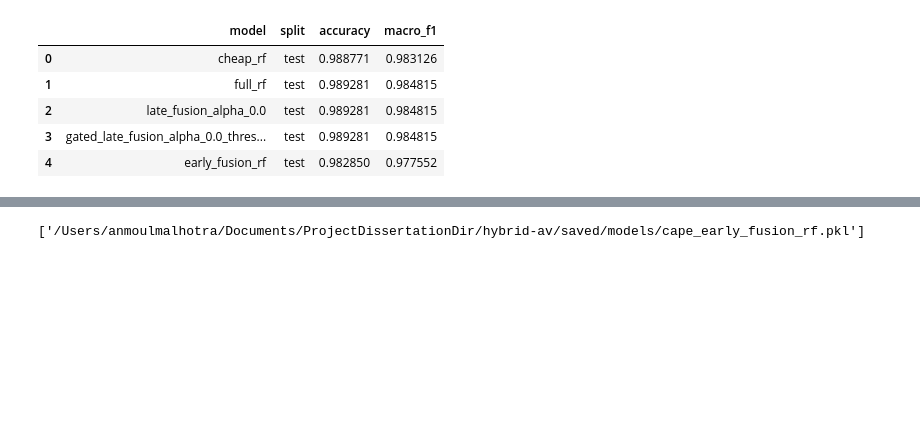
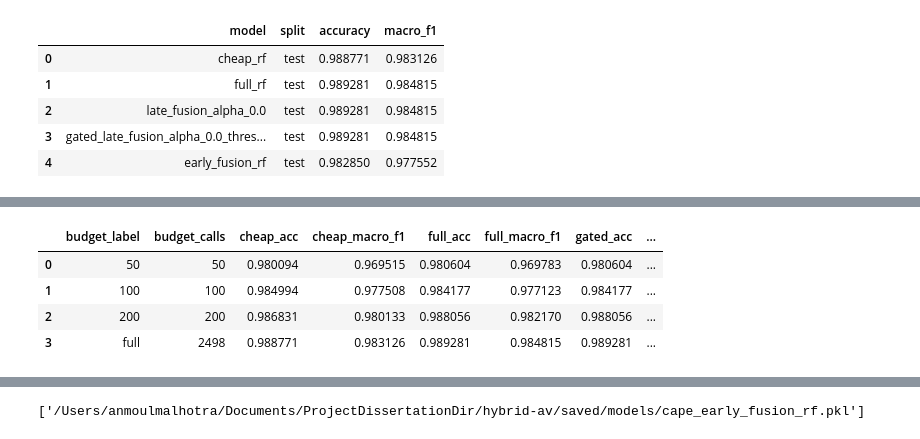
Before and after one commit to AM2356/hybrid-av, a Jupyter notebook: notebooks/03_hybrid_scoring.ipynb, the cells around one changed output, grey strips where cells are left out. Drawn from its saved outputs; the diff is of its cells as text; code cells hidden in the pictures; blank space fills up the shorter version.

```diff
--- a/notebooks/03_hybrid_scoring.ipynb
+++ b/notebooks/03_hybrid_scoring.ipynb
@@ -503,0 +536,99 @@ timings_df
+# %%
+# Cell B1: Hybrid robustness under short-run budgets (RQ3/E3)
+import time
+from sklearn.metrics import accuracy_score, f1_score
+from sklearn.feature_extraction.text import TfidfVectorizer
+from sklearn.ensemble import RandomForestClassifier
+
+budgets = [50, 100, 200, None]  # None = full
+
+def trunc_seq(seq, budget):
+    return seq if budget is None else seq[:budget]
+
+def seqs_to_text(seqs, budget):
+    return seqs.apply(lambda s: " ".join(trunc_seq(s, budget)))
+
+# same params as hybrid notebook
+cheap_params = dict(ngram_range=(1,1), max_features=1000, min_df=10)
+full_params  = dict(ngram_range=(1,2), max_features=5000, min_df=5)
+rf_params    = dict(n_estimators=200, max_depth=30, random_state=42, n_jobs=-1)
+
+# for plotting "full" as a numeric x-value (match behaviour notebook approach)
+max_len_full = int(cape_df["num_calls"].quantile(0.9))
+
+rows = []
+class_order_b = sorted(y_train_b.unique())
+
+for budget in budgets:
+    label = "full" if budget is None else str(budget)
+    budget_calls = max_len_full if budget is None else int(budget)
+
+    Xtr_text = seqs_to_text(train_seqs, budget)
+    Xva_text = seqs_to_text(val_seqs, budget)
+    Xte_text = seqs_to_text(test_seqs, budget)
+
+    # Fit vectorisers on TRAIN ONLY (no leakage)
+    tfidf_c = TfidfVectorizer(**cheap_params)
+    tfidf_f = TfidfVectorizer(**full_params)
+
+    Xtr_c = tfidf_c.fit_transform(Xtr_text)
+    Xva_c = tfidf_c.transform(Xva_text)
+    Xte_c = tfidf_c.transform(Xte_text)
+
+    Xtr_f = tfidf_f.fit_transform(Xtr_text)
+    Xva_f = tfidf_f.transform(Xva_text)
+    Xte_f = tfidf_f.transform(Xte_text)
+
+    # Train RFs on each view
+    rf_c = RandomForestClassifier(**rf_params)
+    rf_f = RandomForestClassifier(**rf_params)
+    rf_c.fit(Xtr_c, y_train_b)
+    rf_f.fit(Xtr_f, y_train_b)
+
+    # Cheap-only
+    yhat_c = rf_c.predict(Xte_c)
+    cheap_acc = accuracy_score(y_test_b, yhat_c)
+    cheap_f1  = f1_score(y_test_b, yhat_c, average="macro")
+
+    # Full-only
+    yhat_f = rf_f.predict(Xte_f)
+    full_acc = accuracy_score(y_test_b, yhat_f)
+    full_f1  = f1_score(y_test_b, yhat_f, average="macro")
+
+    # Gated hybrid (alpha=0.0, thr=0.9 as per chosen operating point)
+    gated_b = GatedLateFusionScorer(
+        static_model=rf_c,
+        behavior_model=rf_f,
+        alpha=0.0,
+        class_order=class_order_b,
+        static_conf_thresh=0.9
+    )
+
+    # fraction of samples that trigger behaviour branch (predict-stage)
+    t_pred, frac_beh = timed_gated_predictions(gated_b, Xte_c, Xte_f, use_gate=True)
+
+    yhat_g = gated_b.predict(Xte_c, Xte_f)
+    gated_acc = accuracy_score(y_test_b, yhat_g)
+    gated_f1  = f1_score(y_test_b, yhat_g, average="macro")
+
+    rows.append({
+        "budget_label": label,
+        "budget_calls": budget_calls,
+        "cheap_acc": cheap_acc,
+        "cheap_macro_f1": cheap_f1,
+        "full_acc": full_acc,
+        "full_macro_f1": full_f1,
+        "gated_acc": gated_acc,
+        "gated_macro_f1": gated_f1,
+        "gated_behaviour_fraction": frac_beh,
+        "gated_pred_total_time_s": t_pred,
+    })
+
+robust_hybrid_df = pd.DataFrame(rows).sort_values("budget_calls").reset_index(drop=True)
+robust_hybrid_df
+# %% [output]
+|  | budget_label | budget_calls | cheap_acc | cheap_macro_f1 | full_acc | full_macro_f1 | gated_acc | ... |
+| 0 | 50 | 50 | 0.980094 | 0.969515 | 0.980604 | 0.969783 | 0.980604 | ... |
+| 1 | 100 | 100 | 0.984994 | 0.977508 | 0.984177 | 0.977123 | 0.984177 | ... |
+| 2 | 200 | 200 | 0.986831 | 0.980133 | 0.988056 | 0.982170 | 0.988056 | ... |
+| 3 | full | 2498 | 0.988771 | 0.983126 | 0.989281 | 0.984815 | 0.989281 | ... |
```
Also changed, not shown: parts of 7 cells of this notebook, 2 other files.
